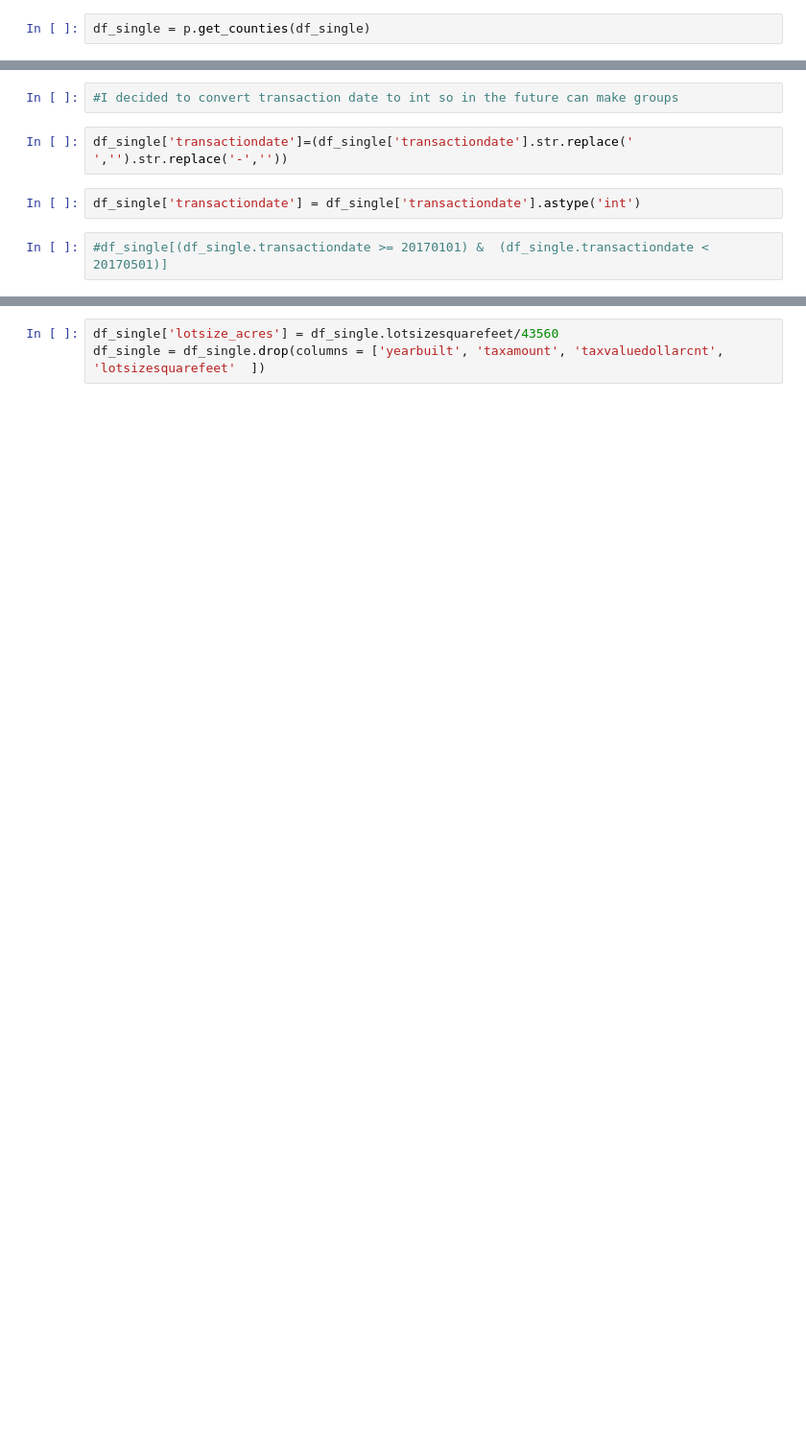
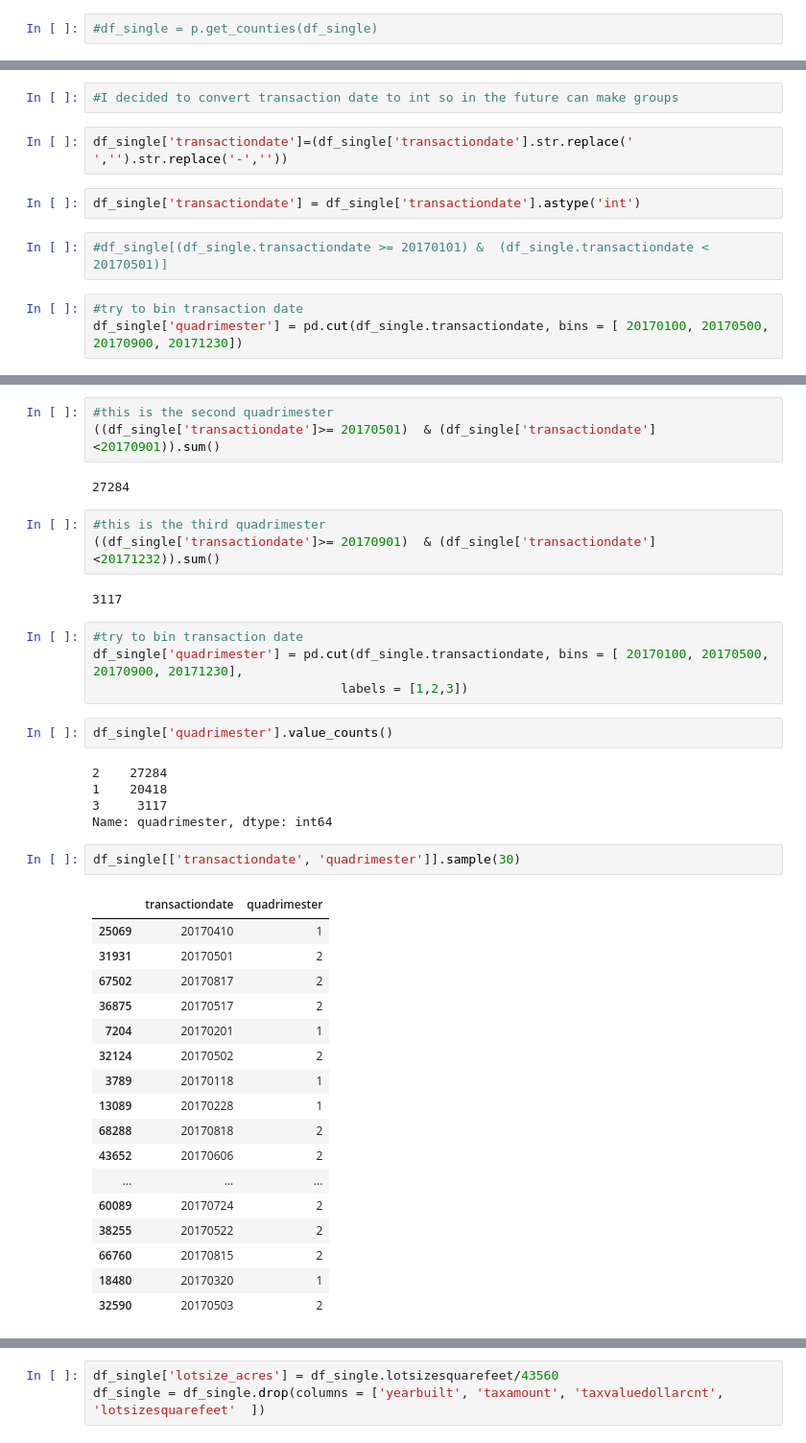
Before and after one commit to cindyvillanuevads/zillow_clustering_project, a Jupyter notebook: zillow_initial.ipynb, the cells around one changed output, grey strips where cells are left out. Shown: that part at 96% size. Drawn from its saved outputs; the diff is of its cells as text; blank space fills up the shorter version.

```diff
--- a/zillow_initial.ipynb
+++ b/zillow_initial.ipynb
@@ -86,7 +206,7 @@ county_df.head()
 - county # 6059 -----> Orange
 - county # 6111 -----> Ventura
 # %%
-df_single = p.get_counties(df_single)
+#df_single = p.get_counties(df_single)
 # %%
 # print("LA County Verified: ", df_single[df_single.fips==6037]['fips'].count() == df_single.los_angeles.sum())
 # print("Orange County Verified: ", df_single[df_single.fips==6059]['fips'].count() == df_single.orange.sum())
@@ -125,3 +280,6 @@ df_single['transactiondate']=(df_single['transactiondate'].str.replace(' ','').s
 df_single['transactiondate'] = df_single['transactiondate'].astype('int')
 # %%
 #df_single[(df_single.transactiondate >= 20170101) &  (df_single.transactiondate < 20170501)]
+# %%
+#try to bin transaction date
+df_single['quadrimester'] = pd.cut(df_single.transactiondate, bins = [ 20170100, 20170500, 20170900, 20171230])
@@ -128,2 +299,43 @@ df_single['transactiondate'] = df_single['transactiondate'].astype('int')
+# %%
+#this is the second quadrimester
+((df_single['transactiondate']>= 20170501)  & (df_single['transactiondate']<20170901)).sum()
+# %% [output]
+27284
+# %%
+#this is the third quadrimester
+((df_single['transactiondate']>= 20170901)  & (df_single['transactiondate']<20171232)).sum()
+# %% [output]
+3117
+# %%
+#try to bin transaction date
+df_single['quadrimester'] = pd.cut(df_single.transactiondate, bins = [ 20170100, 20170500, 20170900, 20171230],
+                                 labels = [1,2,3])
+# %%
+df_single['quadrimester'].value_counts()
+# %% [output]
+2    27284
+1    20418
+3     3117
+Name: quadrimester, dtype: int64
+# %%
+df_single[['transactiondate', 'quadrimester']].sample(30)
+# %% [output]
+|  | transactiondate | quadrimester |
+| 25069 | 20170410 | 1 |
+| 31931 | 20170501 | 2 |
+| 67502 | 20170817 | 2 |
+| 36875 | 20170517 | 2 |
+| 7204 | 20170201 | 1 |
+| 32124 | 20170502 | 2 |
+| 3789 | 20170118 | 1 |
+| 13089 | 20170228 | 1 |
+| 68288 | 20170818 | 2 |
+| 43652 | 20170606 | 2 |
+| ... | ... | ... |
+| 60089 | 20170724 | 2 |
+| 38255 | 20170522 | 2 |
+| 66760 | 20170815 | 2 |
+| 18480 | 20170320 | 1 |
+| 32590 | 20170503 | 2 |
 # %%
 df_single.info()
```
Also changed, not shown: parts of 54 cells of this notebook.
